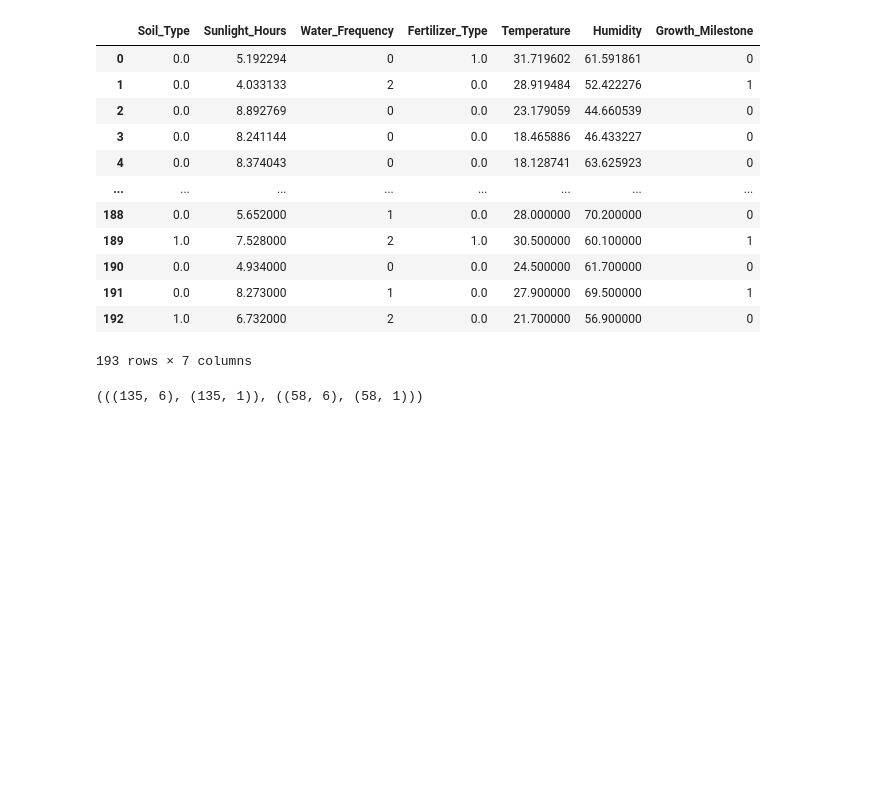
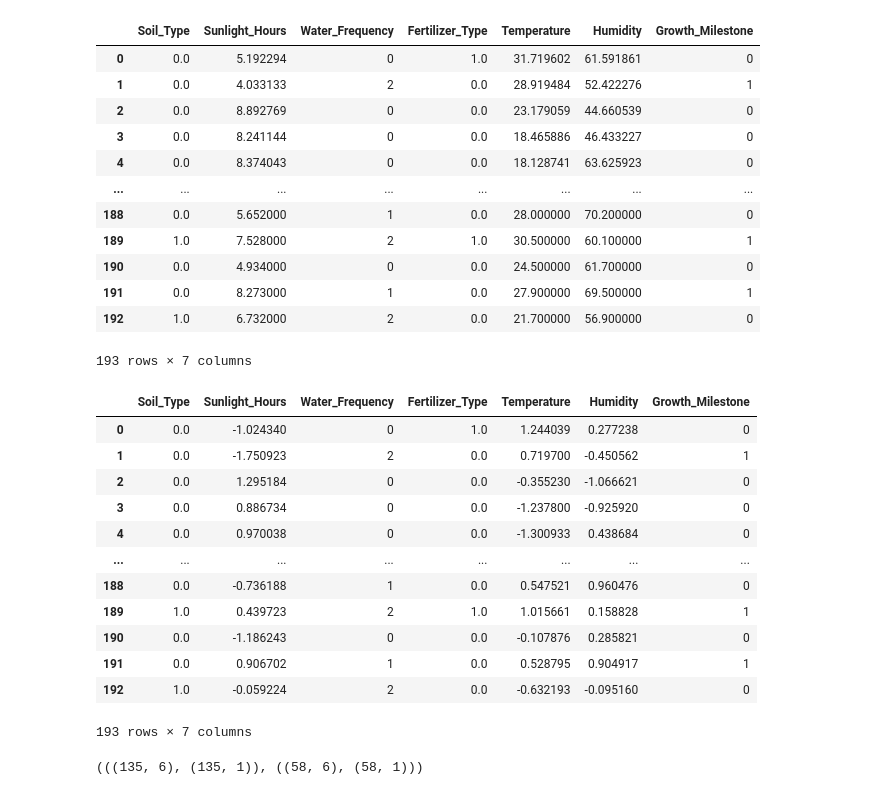
Before and after one commit to Harsh-Agarwals/Deep-Learning-Mastery, a Jupyter notebook: Neural Networks/NN-from-Scratch/neural_network_improvements.ipynb, the cells around one changed output. Drawn from its saved outputs; the diff is of its cells as text; code cells hidden in the pictures; blank space fills up the shorter version.

```diff
--- a/Neural Networks/NN-from-Scratch/neural_network_improvements.ipynb
+++ b/Neural Networks/NN-from-Scratch/neural_network_improvements.ipynb
@@ -70,6 +70,27 @@ df
 | 191 | 0.0 | 8.273000 | 1 | 0.0 | 27.900000 | 69.500000 | 1 |
 | 192 | 1.0 | 6.732000 | 2 | 0.0 | 21.700000 | 56.900000 | 0 |
 193 rows × 7 columns
+# %%
+from sklearn.preprocessing import StandardScaler
+
+ss = StandardScaler()
+
+df[['Temperature', 'Humidity', 'Sunlight_Hours']] = ss.fit_transform(df[['Temperature', 'Humidity', 'Sunlight_Hours']])
+df
+# %% [output]
+|  | Soil_Type | Sunlight_Hours | Water_Frequency | Fertilizer_Type | Temperature | Humidity | Growth_Milestone |
+| 0 | 0.0 | -1.024340 | 0 | 1.0 | 1.244039 | 0.277238 | 0 |
+| 1 | 0.0 | -1.750923 | 2 | 0.0 | 0.719700 | -0.450562 | 1 |
+| 2 | 0.0 | 1.295184 | 0 | 0.0 | -0.355230 | -1.066621 | 0 |
+| 3 | 0.0 | 0.886734 | 0 | 0.0 | -1.237800 | -0.925920 | 0 |
+| 4 | 0.0 | 0.970038 | 0 | 0.0 | -1.300933 | 0.438684 | 0 |
+| ... | ... | ... | ... | ... | ... | ... | ... |
+| 188 | 0.0 | -0.736188 | 1 | 0.0 | 0.547521 | 0.960476 | 0 |
+| 189 | 1.0 | 0.439723 | 2 | 1.0 | 1.015661 | 0.158828 | 1 |
+| 190 | 0.0 | -1.186243 | 0 | 0.0 | -0.107876 | 0.285821 | 0 |
+| 191 | 0.0 | 0.906702 | 1 | 0.0 | 0.528795 | 0.904917 | 1 |
+| 192 | 1.0 | -0.059224 | 2 | 0.0 | -0.632193 | -0.095160 | 0 |
+193 rows × 7 columns
 # %%
 # Dividing data to train and test datasets
 
```
Also changed, not shown: parts of 12 cells of this notebook, 4 other files.
